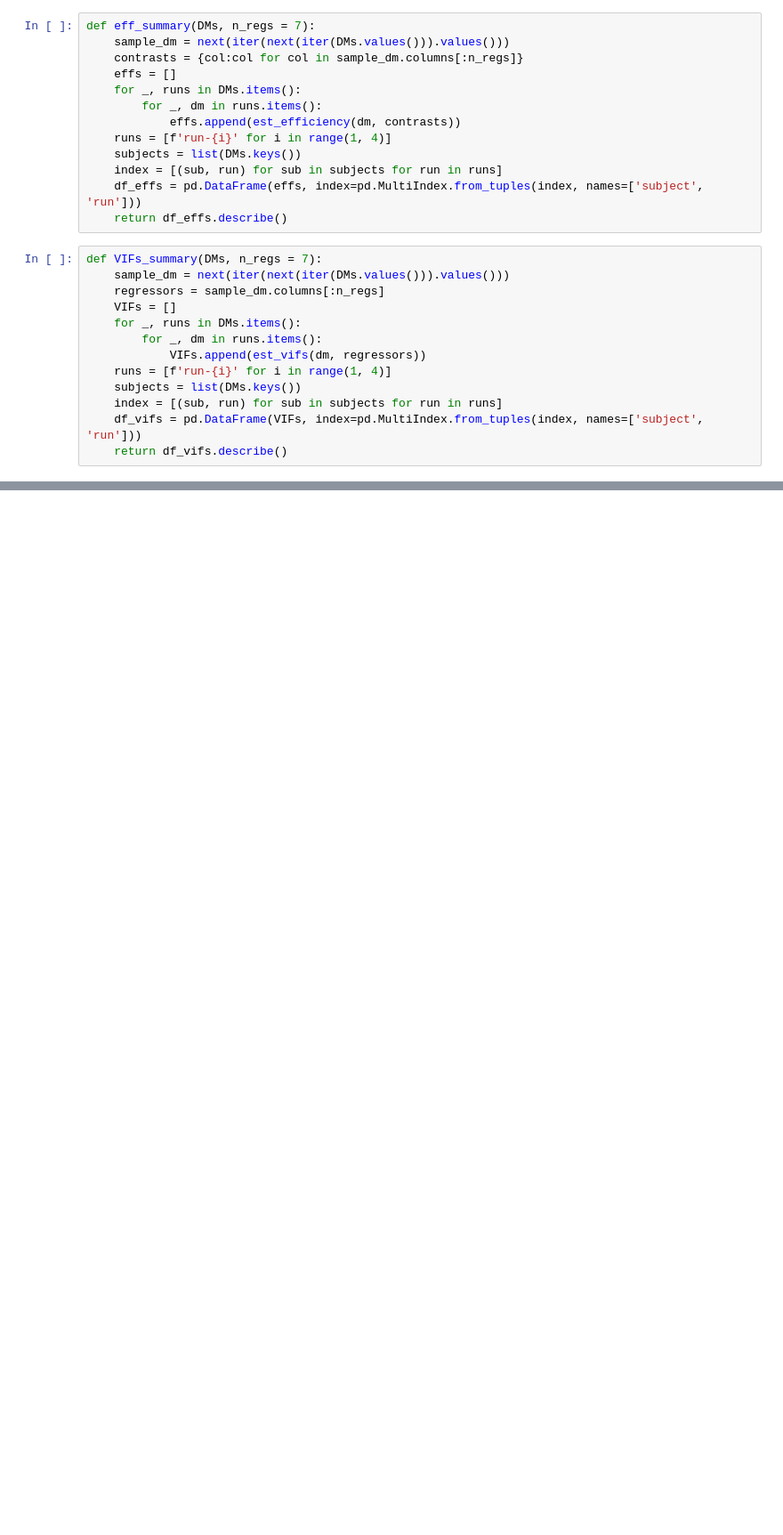
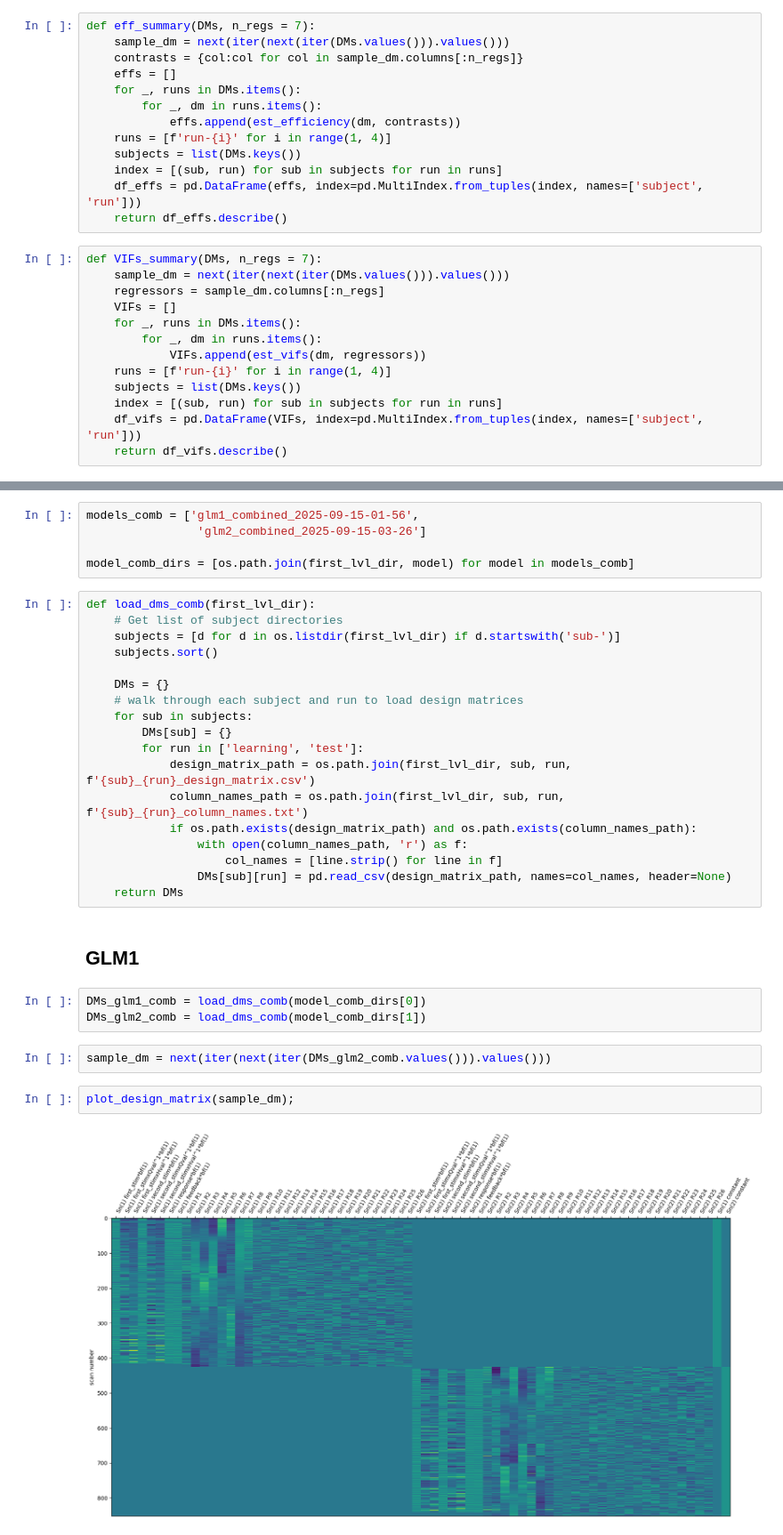
Before and after one commit to hugofluhr/learning-habits-analysis, a Jupyter notebook: notebooks/inspect_VIFs.ipynb, the cells around one changed output, grey strips where cells are left out. Shown at 89% size. Saved outputs shown, nothing was run; the diff lists cells and outputs as text; blank space fills up the shorter version.

Commit message:
compare a bunch of models

```diff
--- a/notebooks/inspect_VIFs.ipynb
+++ b/notebooks/inspect_VIFs.ipynb
@@ -105,0 +219,34 @@ eff_summary(DMs)
+# %%
+models_comb = ['glm1_combined_2025-09-15-01-56',
+                'glm2_combined_2025-09-15-03-26']
+
+model_comb_dirs = [os.path.join(first_lvl_dir, model) for model in models_comb]
+# %%
+def load_dms_comb(first_lvl_dir):
+    # Get list of subject directories
+    subjects = [d for d in os.listdir(first_lvl_dir) if d.startswith('sub-')]
+    subjects.sort()
+
+    DMs = {}
+    # walk through each subject and run to load design matrices
+    for sub in subjects:
+        DMs[sub] = {}
+        for run in ['learning', 'test']:
+            design_matrix_path = os.path.join(first_lvl_dir, sub, run, f'{sub}_{run}_design_matrix.csv')
+            column_names_path = os.path.join(first_lvl_dir, sub, run, f'{sub}_{run}_column_names.txt')
+            if os.path.exists(design_matrix_path) and os.path.exists(column_names_path):
+                with open(column_names_path, 'r') as f:
+                    col_names = [line.strip() for line in f]
+                DMs[sub][run] = pd.read_csv(design_matrix_path, names=col_names, header=None)
+    return DMs
+# %% [markdown]
+## GLM1
+# %%
+DMs_glm1_comb = load_dms_comb(model_comb_dirs[0])
+DMs_glm2_comb = load_dms_comb(model_comb_dirs[1])
+# %%
+sample_dm = next(iter(next(iter(DMs_glm2_comb.values())).values()))
+# %%
+plot_design_matrix(sample_dm);
+# %% [output]
+[figure, added]
```
Also changed, not shown: parts of 28 cells of this notebook.
